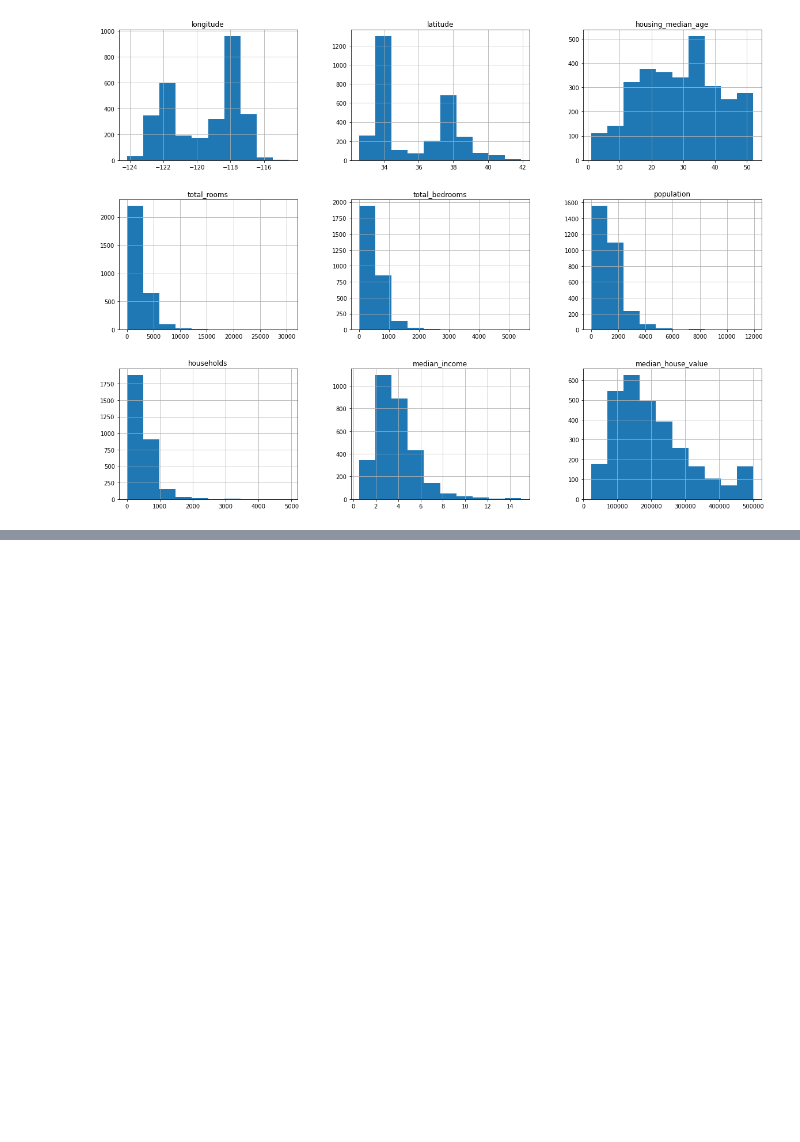
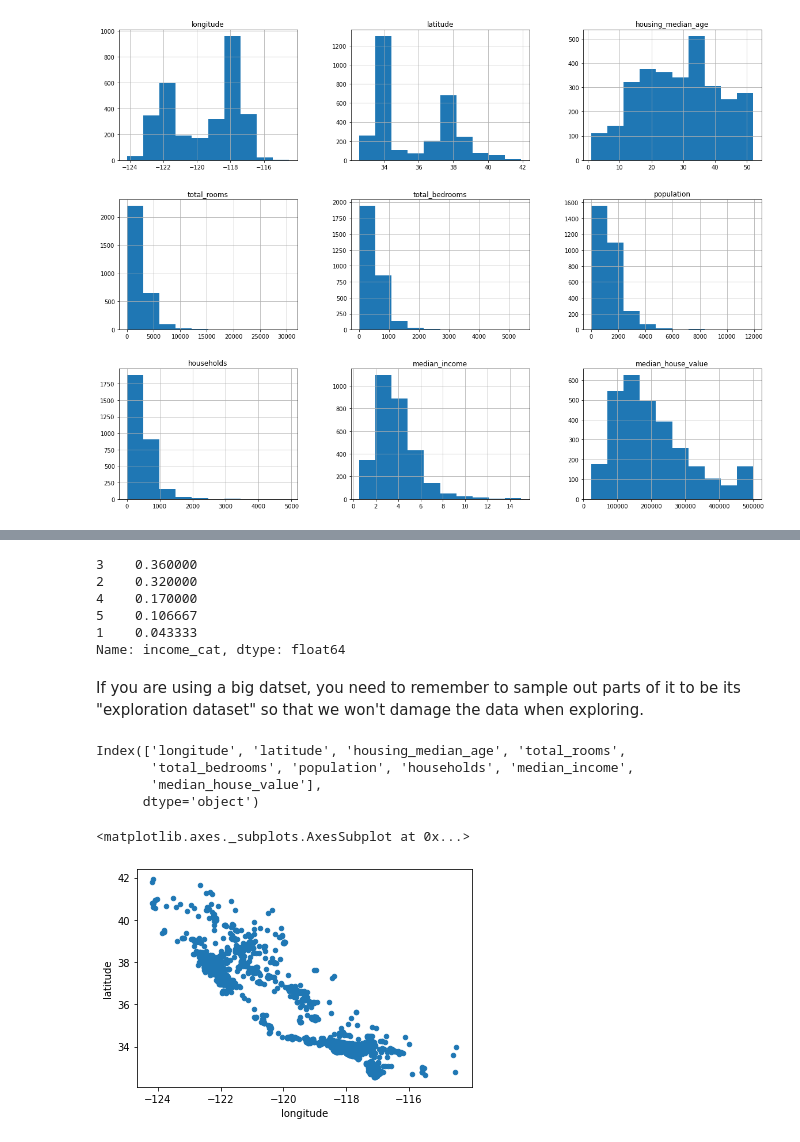
Before and after one commit to ShazamR/ds_ipad, a Jupyter notebook: dsipad.ipynb, the cells around one changed output, grey strips where cells are left out. Drawn from its saved outputs; the diff is of its cells as text; code cells hidden in the pictures; blank space fills up the shorter version.

```diff
--- a/dsipad.ipynb
+++ b/dsipad.ipynb
@@ -76,0 +94,9 @@ train_set, test_set = train_test_split(data, test_size=0.2, random_state=42) #ra
+# %%
+strat_test_set["income_cat"].value_counts()/len(strat_test_set)
+# %% [output]
+3    0.360000
+2    0.320000
+4    0.170000
+5    0.106667
+1    0.043333
+Name: income_cat, dtype: float64
@@ -76,0 +106,16 @@ train_set, test_set = train_test_split(data, test_size=0.2, random_state=42) #ra
+# %% [markdown]
+If you are using a big datset, you need to remember to sample out parts of it to be its "exploration dataset" so that we won't damage the data when exploring.
+# %%
+explore = strat_train_set.copy()
+# %%
+explore.columns
+# %% [output]
+Index(['longitude', 'latitude', 'housing_median_age', 'total_rooms',
+       'total_bedrooms', 'population', 'households', 'median_income',
+       'median_house_value'],
+      dtype='object')
+# %%
+explore.plot(kind = "scatter", x = "longitude", y = "latitude")
+# %% [output]
+<matplotlib.axes._subplots.AxesSubplot at 0x...>
+[figure, added]
```
Also changed, not shown: parts of 4 cells of this notebook.
